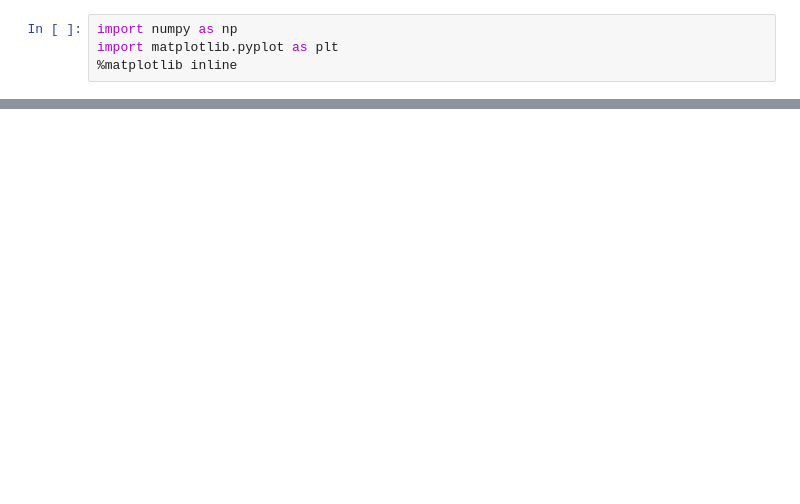
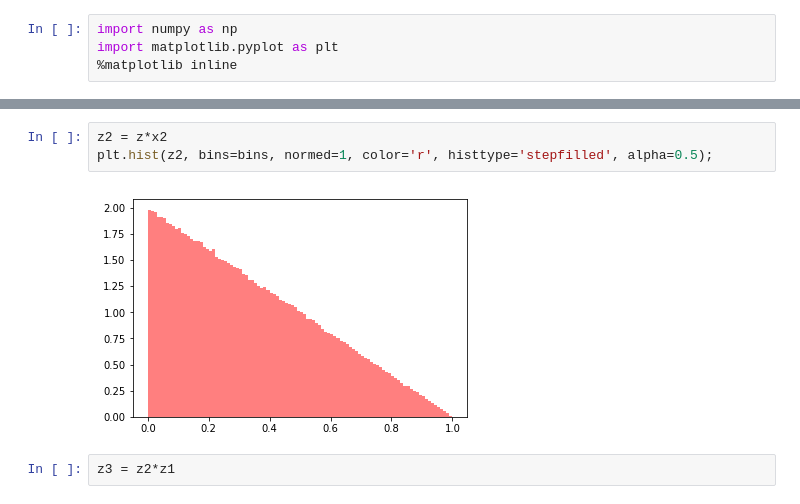
Before and after one commit to ridlo/stats_notebook, a Jupyter notebook: Joint_probability_density_function.ipynb, the cells around one changed output, grey strips where cells are left out. Drawn from its saved outputs; the diff is of its cells as text; blank space fills up the shorter version.

```diff
--- a/Joint_probability_density_function.ipynb
+++ b/Joint_probability_density_function.ipynb
@@ -57,0 +69,7 @@ plt.hist(z, bins=bins, normed=1, color='r', histtype='stepfilled', alpha=0.5); #
+# %%
+z2 = z*x2
+plt.hist(z2, bins=bins, normed=1, color='r', histtype='stepfilled', alpha=0.5);
+# %% [output]
+[figure, added]
+# %%
+z3 = z2*z1
```
Also changed, not shown: parts of 10 cells of this notebook, 9 other files.
